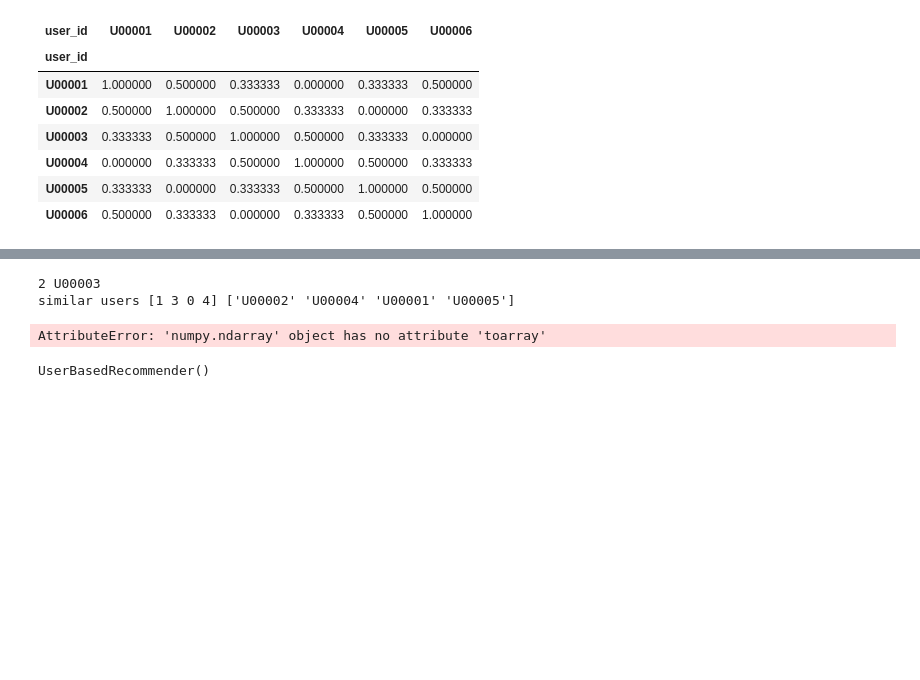
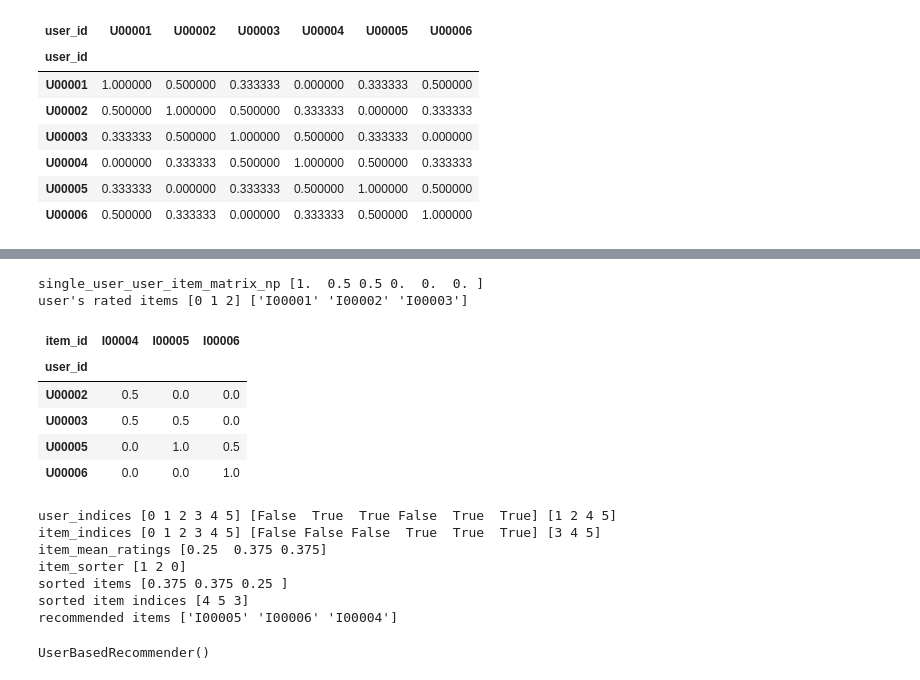
Before and after one commit to DungBeetleBASH/recsys-pipeliner, a Jupyter notebook: notebooks/user_based_collaborative_filtering.ipynb, the cells around one changed output, grey strips where cells are left out. Cells and saved outputs as stored; diff of their text form; code cells hidden in the pictures; blank space fills up the shorter version.

```diff
--- a/notebooks/user_based_collaborative_filtering.ipynb
+++ b/notebooks/user_based_collaborative_filtering.ipynb
@@ -53,7 +53,7 @@ user_similarity_matrix_pd.head(5)
 Calcuate the recommendations manually in Pandas.
 # %%
 # get the 5 most similar users
-user_id = "U00003"
+user_id = "U00001"
 
 similar_users_pd = (user_similarity_matrix_pd[user_id]
                  .drop(user_id, errors="ignore")
@@ -206,72 +233,73 @@ np.testing.assert_array_equal(
 # %%
-# get the 5 most similar users
-user_id_encoded = user_encoder.transform([user_id])[0]
-print(user_id_encoded, user_id)
-
-single_user_similarity_matrix_np = user_similarity_matrix_np[user_id_encoded].toarray()
-user_mask = (single_user_similarity_matrix_np > 0) * (np.arange(single_user_similarity_matrix_np.size) != user_id_encoded)
-user_sorter = np.argsort(1 - single_user_similarity_matrix_np, kind="stable")
-sorted_user_mask = user_mask[0, user_sorter]
-similar_users_np = user_sorter[sorted_user_mask][: 5]
-
-print("similar users", similar_users_np, user_encoder.inverse_transform(similar_users_np))
-
-np.testing.assert_array_equal(
-    user_encoder.inverse_transform(similar_users_np),
-    similar_users_pd.index.to_numpy(),
-)
-
 # get all the items that the user has already rated
-single_user_matrix_np = user_item_matrix_np[
-    user_id_encoded
+single_user_ratings_np = user_item_matrix_np[
+    [user_id_encoded]
 ]  # .toarray()[0] # can't seem to avoid this
 
-single_user_matrix_np = np.nonzero(single_user_matrix_np > 0)[1]
-# user_unrated_items_np = user_rated_items_np[~user_rated_items_np]
+print('single_user_user_item_matrix_np', single_user_ratings_np.toarray()[0])
+
+user_rated_items_np = (single_user_ratings_np > 0).nonzero()[1]
 user_rated_items_decoded = item_encoder.inverse_transform(user_rated_items_np)
+# user_unrated_items_np = np.nonzero(~(single_user_ratings_np > 0))[1]
+# user_unrated_items_decoded = item_encoder.inverse_transform(user_unrated_items_np)
 
 np.testing.assert_array_equal(
     user_rated_items_decoded, user_rated_items_pd.index.to_numpy(), verbose=True
 )
 
 print("user's rated items", user_rated_items_np, user_rated_items_decoded)
+# print("user's unrated items", user_unrated_items_np, user_unrated_items_decoded)
 
 # get all ratings by similar users
 # exclude items that the users has alrady rated
 # sort by rating
-
-#display(user_item_matrix_pd.iloc[similar_users_np, ~user_rated_items_np])
 
 display(user_item_matrix_pd.iloc[similar_users_np, ~user_item_matrix_pd.columns.isin(user_rated_items_pd.index)])
 
 # need to mask the user rated items
 similar_users_user_item_matrix_np = user_item_matrix_np[similar_users_np]
 user_indices = np.arange(user_item_matrix_np.shape[0])
 item_indices = np.arange(user_item_matrix_np.shape[1])
 
 unrated_item_mask = ~np.isin(item_indices, user_rated_items_np)
+unrated_items = np.nonzero(unrated_item_mask)[0]
 
-print("user_indices", user_indices, user_mask[0], np.sort(similar_users_np))
-print("item_indices", item_indices, unrated_item_mask, user_rated_items_np)
+print("user_indices", user_indices, user_mask, similar_users_np)
+print("item_indices", item_indices, unrated_item_mask, unrated_items)
 
 item_mean_ratings = (
-    user_item_matrix_np[user_mask[0], :][:, unrated_item_mask].toarray().mean(axis=0)
+    user_item_matrix_np[user_mask, :][:, unrated_item_mask].toarray().mean(axis=0)
 )
 item_sorter = np.argsort(1 - item_mean_ratings, kind="stable")
 
 print("item_mean_ratings", item_mean_ratings)
 print("item_sorter", item_sorter)
 print("sorted items", item_mean_ratings[item_sorter])
+print("sorted item indices", unrated_items[item_sorter])
+print("recommended items", item_encoder.inverse_transform(unrated_items[item_sorter]))
+
 
 
 # double check the user hasn't rated the items
 # this should be an empty series
 
 # get the top 5
 # %% [output]
-2 U00003
-similar users [1 3 0 4] ['U00002' 'U00004' 'U00001' 'U00005']
+single_user_user_item_matrix_np [1.  0.5 0.5 0.  0.  0. ]
+user's rated items [0 1 2] ['I00001' 'I00002' 'I00003']
+| item_id | I00004 | I00005 | I00006 |
+| user_id |  |  |  |
+| U00002 | 0.5 | 0.0 | 0.0 |
+| U00003 | 0.5 | 0.5 | 0.0 |
+| U00005 | 0.0 | 1.0 | 0.5 |
+| U00006 | 0.0 | 0.0 | 1.0 |
-AttributeError: 'numpy.ndarray' object has no attribute 'toarray'
+user_indices [0 1 2 3 4 5] [False  True  True False  True  True] [1 2 4 5]
+item_indices [0 1 2 3 4 5] [False False False  True  True  True] [3 4 5]
+item_mean_ratings [0.25  0.375 0.375]
+item_sorter [1 2 0]
+sorted items [0.375 0.375 0.25 ]
+sorted item indices [4 5 3]
+recommended items ['I00005' 'I00006' 'I00004']
 # %%
 # produce the same results uisng the library (np implementation) - they should be the same
 
```
Also changed, not shown: parts of 7 cells of this notebook, 5 other files.
